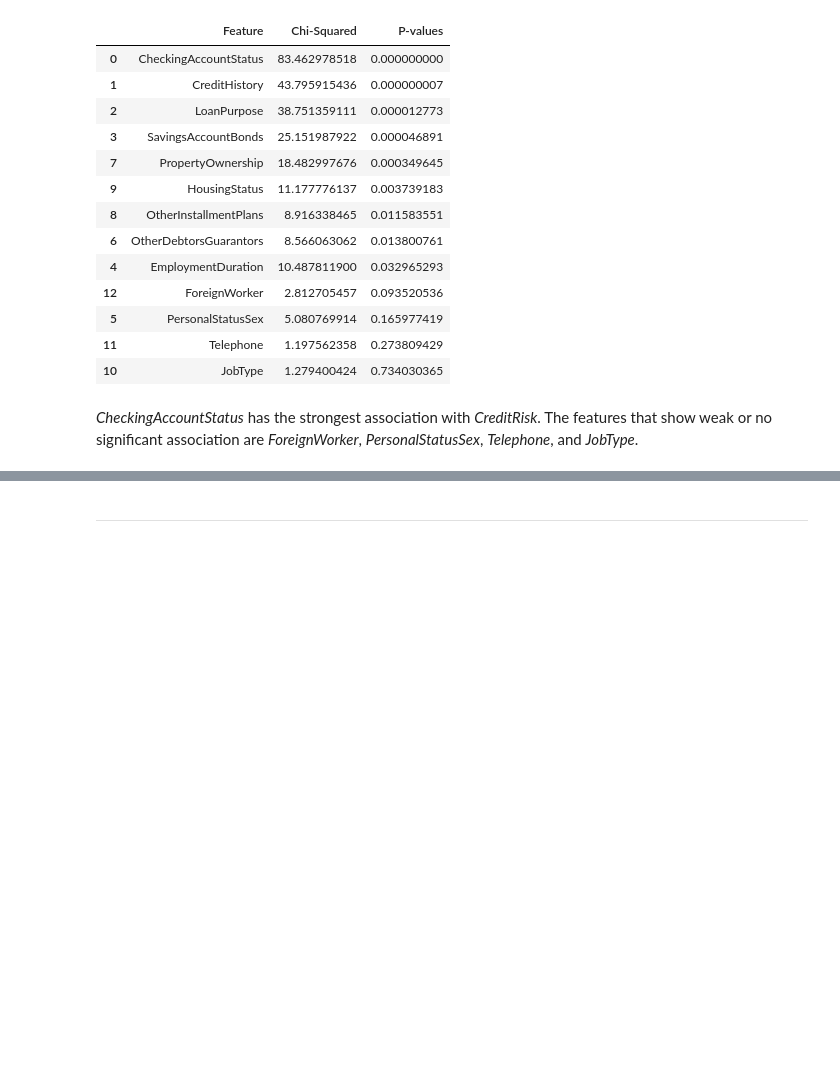
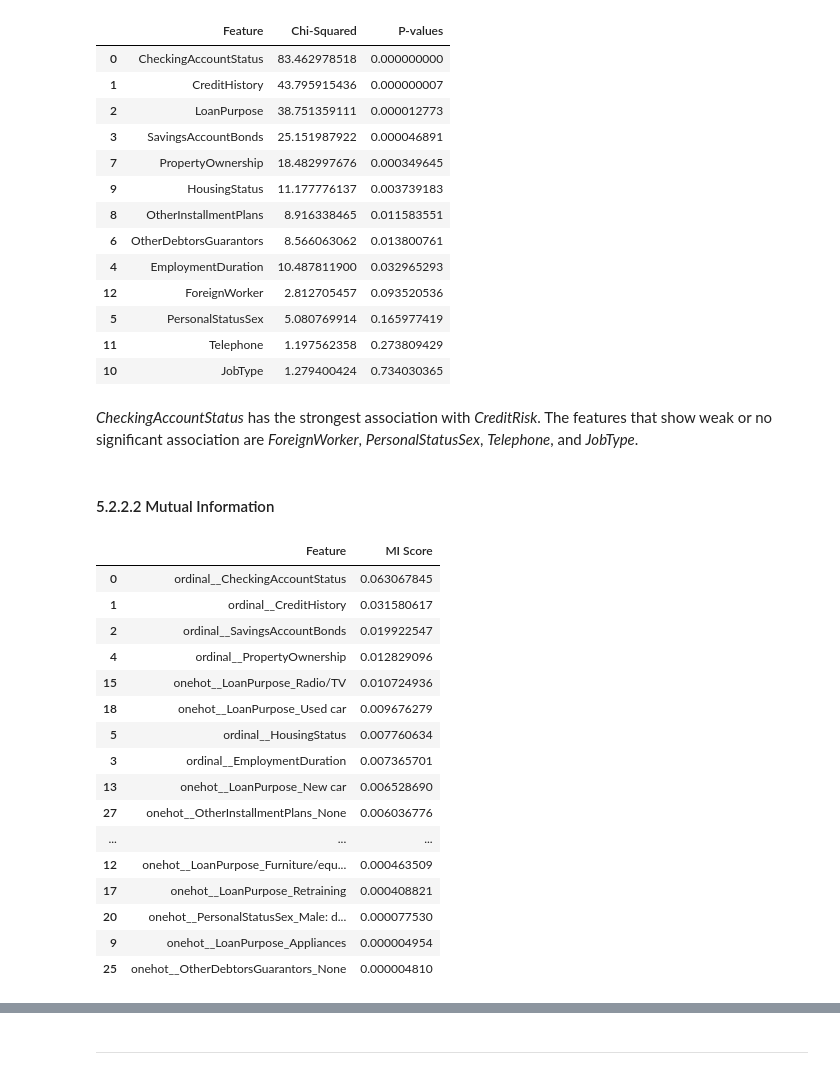
Before and after one commit to SMemic4/Credit-Risk-Classification, a Jupyter notebook: notebooks/credit_card_risk_classificaiton.ipynb, the cells around one changed output, grey strips where cells are left out. Saved outputs shown, nothing was run; the diff lists cells and outputs as text; code cells hidden in the pictures; blank space fills up the shorter version.

```diff
--- a/notebooks/credit_card_risk_classificaiton.ipynb
+++ b/notebooks/credit_card_risk_classificaiton.ipynb
@@ -1529,3 +1531,5 @@ chi2_df
 | 10 | JobType | 1.279400424 | 0.734030365 |
 # %% [markdown]
 *CheckingAccountStatus* has the strongest association with *CreditRisk*. The features that show weak or no significant association are *ForeignWorker*, *PersonalStatusSex*, *Telephone*, and *JobType*.
+# %% [markdown]
+#### 5.2.2.2 Mutual Information
@@ -1531,0 +1570,21 @@ chi2_df
+# %%
+MI_results = pd.DataFrame({'Feature' : feature_names, 'MI Score' : MI_scores})
+MI_results.sort_values(by = 'MI Score', ascending = False)
+# %% [output]
+|  | Feature | MI Score |
+| 0 | ordinal__CheckingAccountStatus | 0.063067845 |
+| 1 | ordinal__CreditHistory | 0.031580617 |
+| 2 | ordinal__SavingsAccountBonds | 0.019922547 |
+| 4 | ordinal__PropertyOwnership | 0.012829096 |
+| 15 | onehot__LoanPurpose_Radio/TV | 0.010724936 |
+| 18 | onehot__LoanPurpose_Used car | 0.009676279 |
+| 5 | ordinal__HousingStatus | 0.007760634 |
+| 3 | ordinal__EmploymentDuration | 0.007365701 |
+| 13 | onehot__LoanPurpose_New car | 0.006528690 |
+| 27 | onehot__OtherInstallmentPlans_None | 0.006036776 |
+| ... | ... | ... |
+| 12 | onehot__LoanPurpose_Furniture/equ... | 0.000463509 |
+| 17 | onehot__LoanPurpose_Retraining | 0.000408821 |
+| 20 | onehot__PersonalStatusSex_Male: d... | 0.000077530 |
+| 9 | onehot__LoanPurpose_Appliances | 0.000004954 |
+| 25 | onehot__OtherDebtorsGuarantors_None | 0.000004810 |
```
Also changed, not shown: parts of 14 cells of this notebook.
